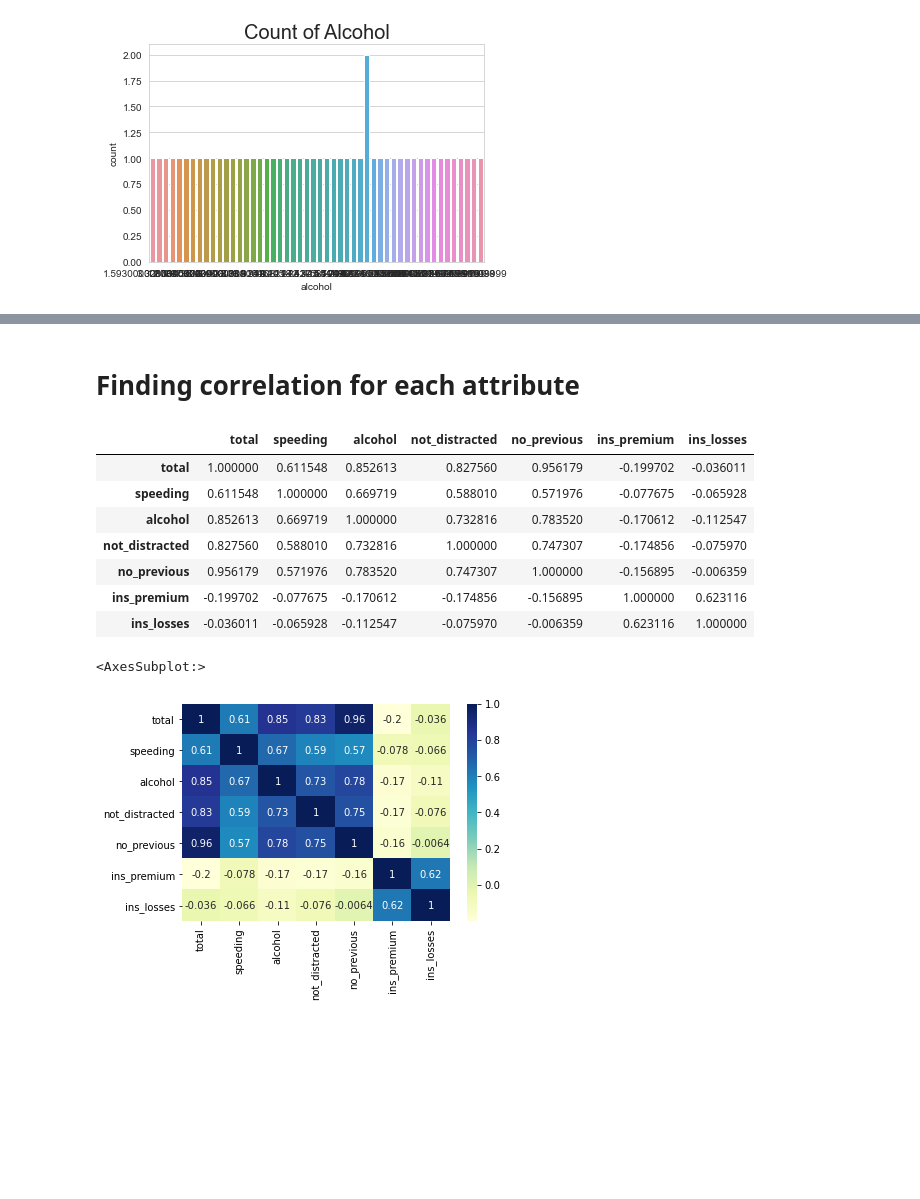
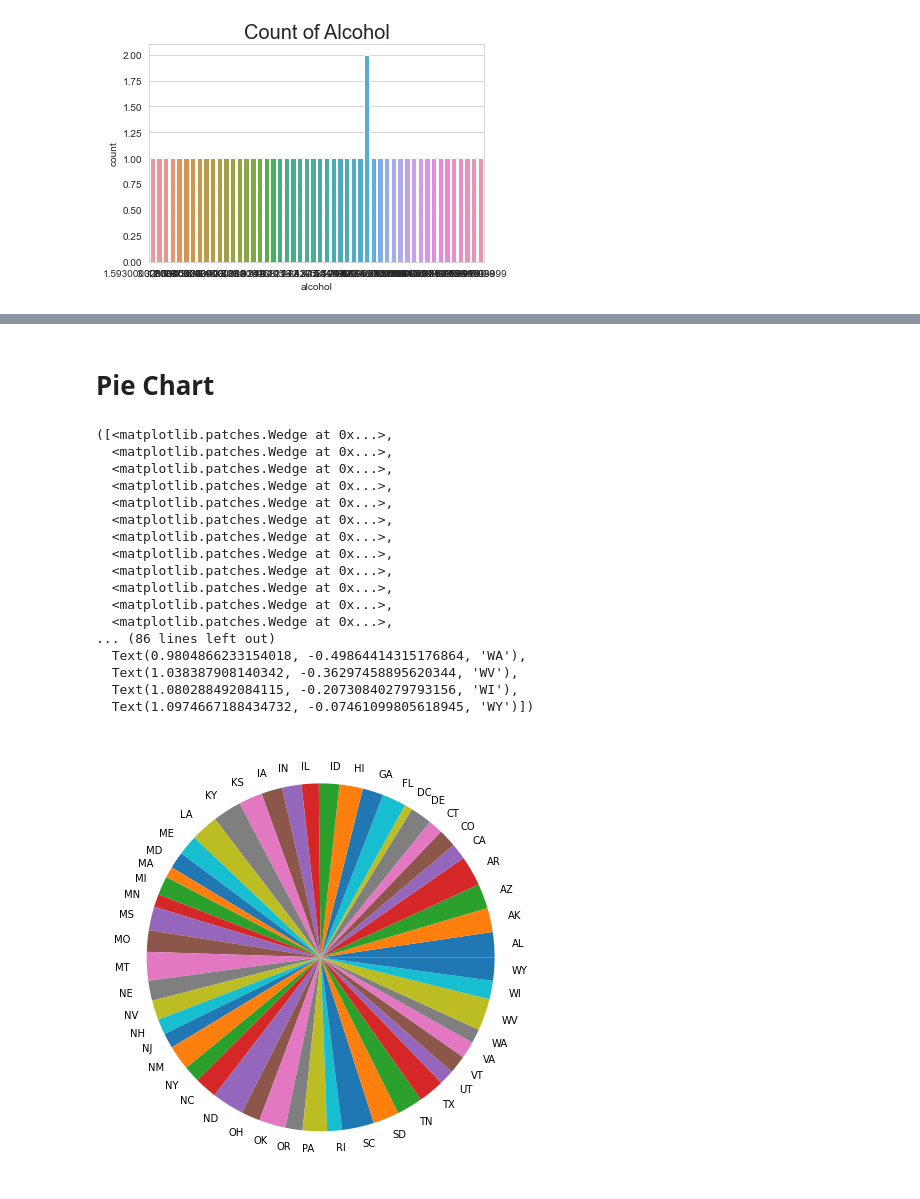
Before and after one commit to smartinternz02/SI-GuidedProject-581387-1694586696, a Jupyter notebook: Assignment 2_Madhuri.ipynb, the cells around one changed output, grey strips where cells are left out. Cells and saved outputs as stored; diff of their text form; code cells hidden in the pictures; blank space fills up the shorter version.

```diff
--- a/Assignment 2_Madhuri.ipynb
+++ b/Assignment 2_Madhuri.ipynb
@@ -213,19 +262,0 @@ Text(0.5, 1.0, 'Histogram of Alcohol')
-# %% [markdown]
-# Finding correlation for each attribute
-# %%
-a=d.corr()
-a
-# %% [output]
-|  | total | speeding | alcohol | not_distracted | no_previous | ins_premium | ins_losses |
-| total | 1.000000 | 0.611548 | 0.852613 | 0.827560 | 0.956179 | -0.199702 | -0.036011 |
-| speeding | 0.611548 | 1.000000 | 0.669719 | 0.588010 | 0.571976 | -0.077675 | -0.065928 |
-| alcohol | 0.852613 | 0.669719 | 1.000000 | 0.732816 | 0.783520 | -0.170612 | -0.112547 |
-| not_distracted | 0.827560 | 0.588010 | 0.732816 | 1.000000 | 0.747307 | -0.174856 | -0.075970 |
-| no_previous | 0.956179 | 0.571976 | 0.783520 | 0.747307 | 1.000000 | -0.156895 | -0.006359 |
-| ins_premium | -0.199702 | -0.077675 | -0.170612 | -0.174856 | -0.156895 | 1.000000 | 0.623116 |
-| ins_losses | -0.036011 | -0.065928 | -0.112547 | -0.075970 | -0.006359 | 0.623116 | 1.000000 |
-# %%
-sns.heatmap(a,annot=True,cmap="YlGnBu")
-# %% [output]
-<AxesSubplot:>
-[figure]
@@ -235,0 +263,24 @@ sns.heatmap(a,annot=True,cmap="YlGnBu")
+# %% [markdown]
+# Pie Chart
+# %%
+plt.figure(figsize=(8,8))
+plt.pie(d['total'],labels=d['abbrev'])
+# %% [output]
+([<matplotlib.patches.Wedge at 0x...>,
+  <matplotlib.patches.Wedge at 0x...>,
+  <matplotlib.patches.Wedge at 0x...>,
+  <matplotlib.patches.Wedge at 0x...>,
+  <matplotlib.patches.Wedge at 0x...>,
+  <matplotlib.patches.Wedge at 0x...>,
+  <matplotlib.patches.Wedge at 0x...>,
+  <matplotlib.patches.Wedge at 0x...>,
+  <matplotlib.patches.Wedge at 0x...>,
+  <matplotlib.patches.Wedge at 0x...>,
+  <matplotlib.patches.Wedge at 0x...>,
+  <matplotlib.patches.Wedge at 0x...>,
+... (86 lines left out)
+  Text(0.9804866233154018, -0.49864414315176864, 'WA'),
+  Text(1.038387908140342, -0.36297458895620344, 'WV'),
+  Text(1.080288492084115, -0.20730840279793156, 'WI'),
+  Text(1.0974667188434732, -0.07461099805618945, 'WY')])
+[figure, added]
```
Also changed, not shown: parts of 45 cells of this notebook.
